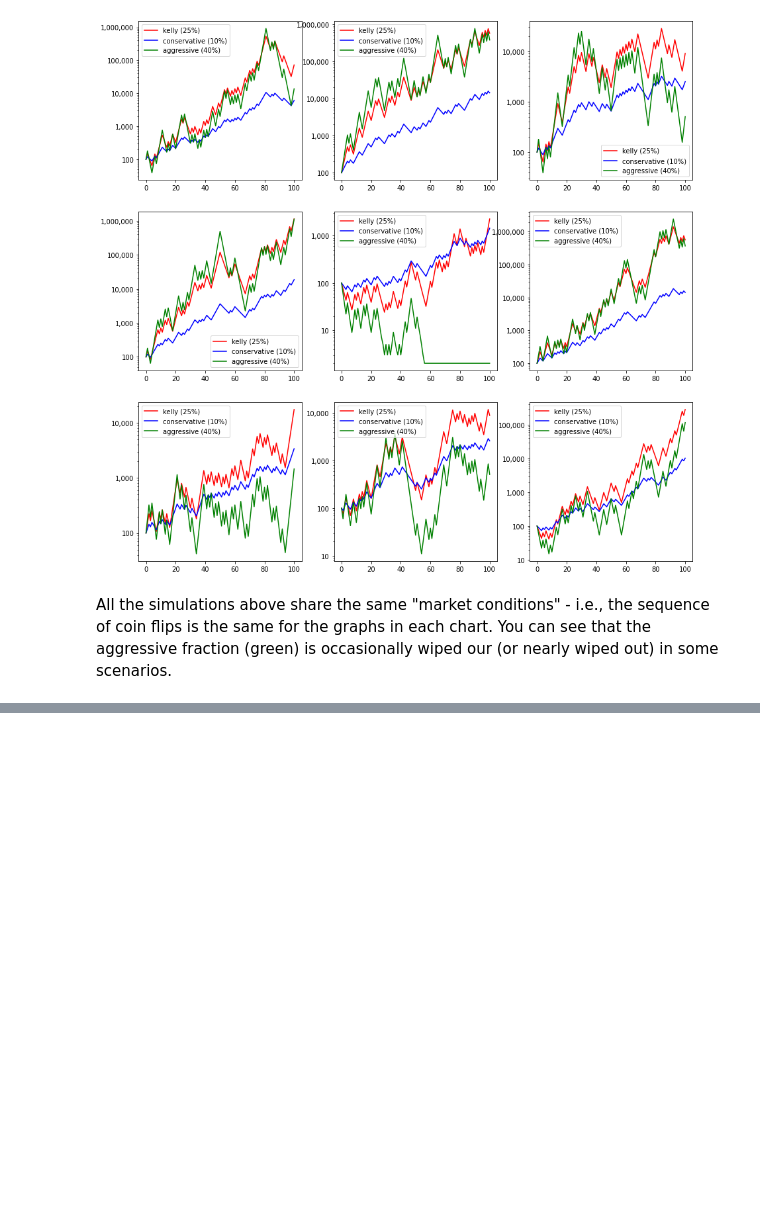
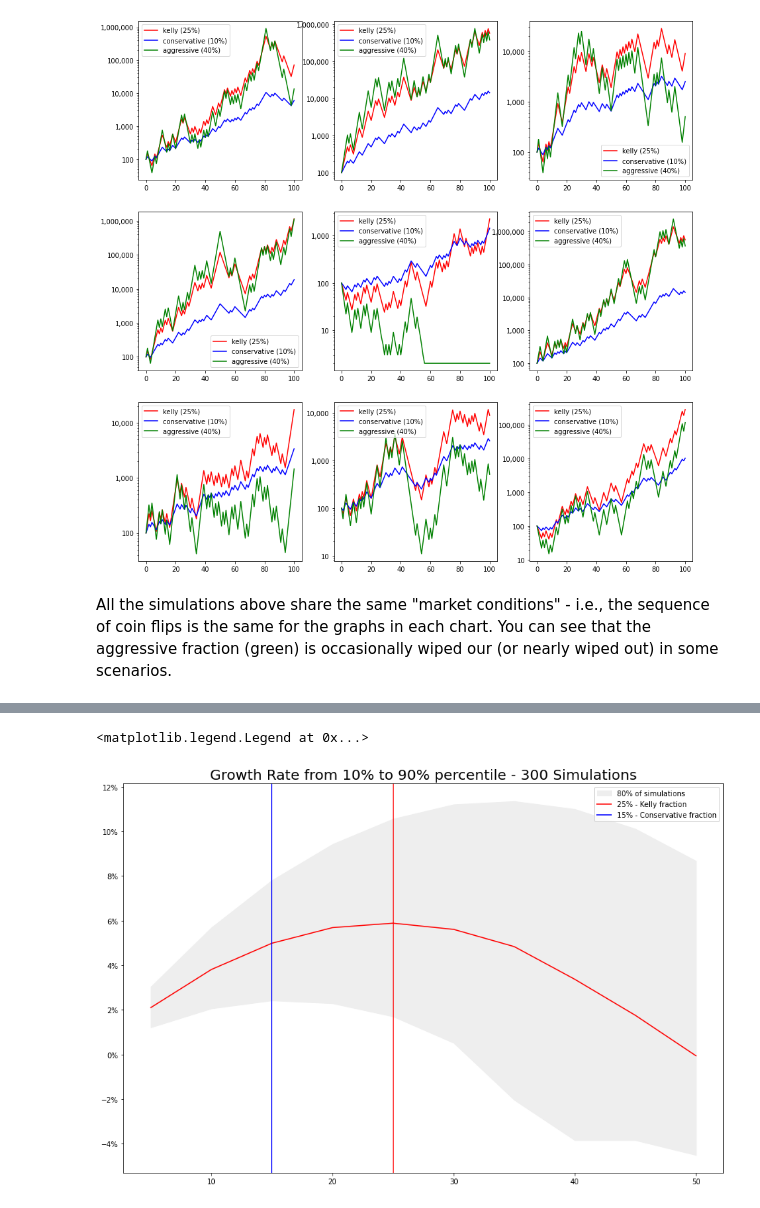
Before and after one commit to mckoss/kelly-criterion, a Jupyter notebook: index.ipynb, the cells around one changed output, grey strips where cells are left out. Cells and saved outputs as stored; diff of their text form; code cells hidden in the pictures; blank space fills up the shorter version.

```diff
--- a/index.ipynb
+++ b/index.ipynb
@@ -255,0 +270,14 @@ list(range(5, 51, 5))
+# %%
+fig, ax = plt.subplots()
+fig.set_size_inches(15, 10)
+plt.title(f"Growth Rate from 10% to 90% percentile - {NUM_RUNS} Simulations",
+  fontdict={'fontsize': 20})
+plt.fill_between(stats['x'], stats['p10'], stats['p90'], color="#eee", label="80% of simulations")
+plt.plot(stats['x'], stats['avg'], '-r')
+ax.yaxis.set_major_formatter(ticker.PercentFormatter(xmax=1, decimals=0))
+plt.axvline(x = 25, color = 'red', label="25% - Kelly fraction")
+plt.axvline(x = 15, color = 'blue', label="15% - Conservative fraction")
+plt.legend()
+# %% [output]
+<matplotlib.legend.Legend at 0x...>
+[figure, added]
```
Also changed, not shown: parts of 5 cells of this notebook, 1 other file.
